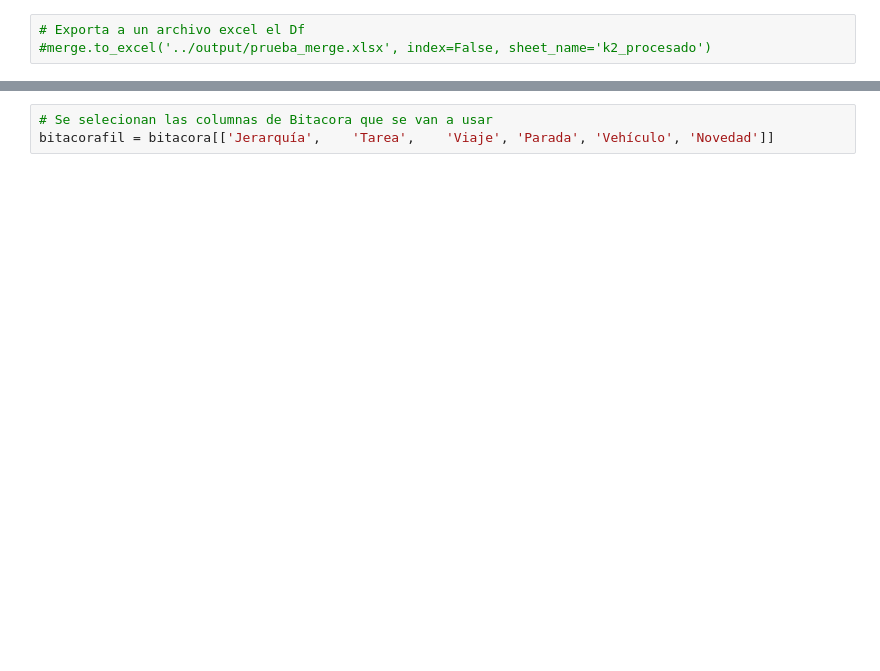
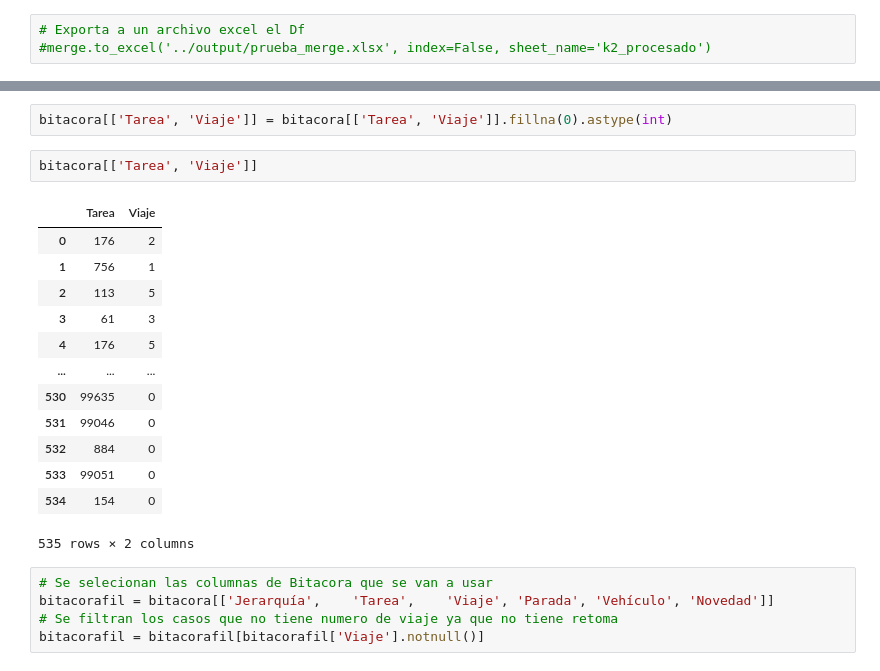
Before and after one commit to williamCastro32/bynm_mergedata, a Jupyter notebook: scripts/Merge.ipynb, the cells around one changed output, grey strips where cells are left out. Drawn from its saved outputs; the diff is of its cells as text; blank space fills up the shorter version.

```diff
--- a/scripts/Merge.ipynb
+++ b/scripts/Merge.ipynb
@@ -289,3 +125,23 @@ merge.shape
+# %%
+bitacora[['Tarea', 'Viaje']] = bitacora[['Tarea', 'Viaje']].fillna(0).astype(int)
+# %%
+bitacora[['Tarea', 'Viaje']]
+# %% [output]
+|  | Tarea | Viaje |
+| 0 | 176 | 2 |
+| 1 | 756 | 1 |
+| 2 | 113 | 5 |
+| 3 | 61 | 3 |
+| 4 | 176 | 5 |
+| ... | ... | ... |
+| 530 | 99635 | 0 |
+| 531 | 99046 | 0 |
+| 532 | 884 | 0 |
+| 533 | 99051 | 0 |
+| 534 | 154 | 0 |
+535 rows × 2 columns
 # %%
 # Se selecionan las columnas de Bitacora que se van a usar
 bitacorafil = bitacora[['Jerarquía',	'Tarea',	'Viaje', 'Parada', 'Vehículo', 'Novedad']]
+# Se filtran los casos que no tiene numero de viaje ya que no tiene retoma
+bitacorafil = bitacorafil[bitacorafil['Viaje'].notnull()]
```
Also changed, not shown: parts of 52 cells of this notebook, 2 other files.
